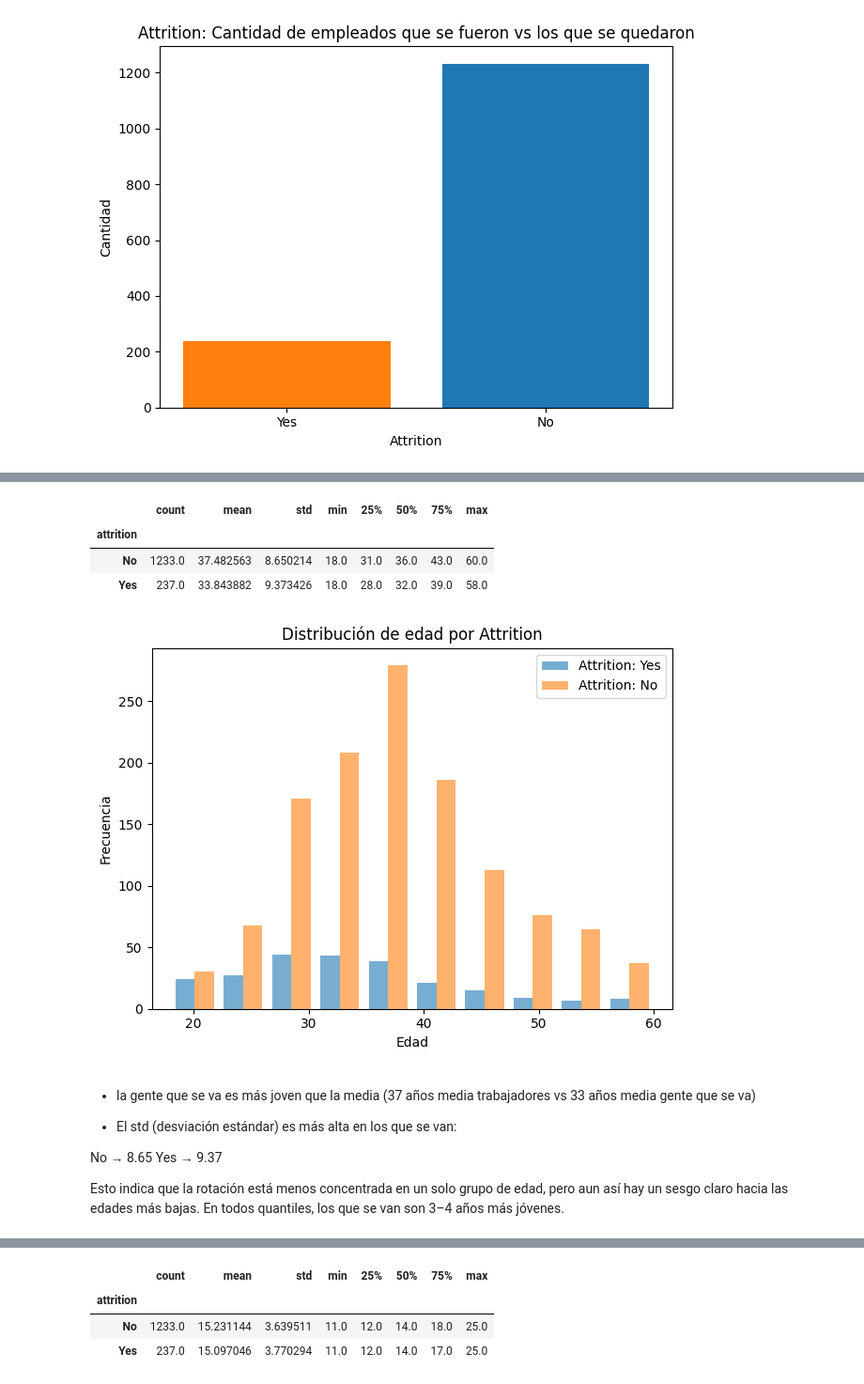
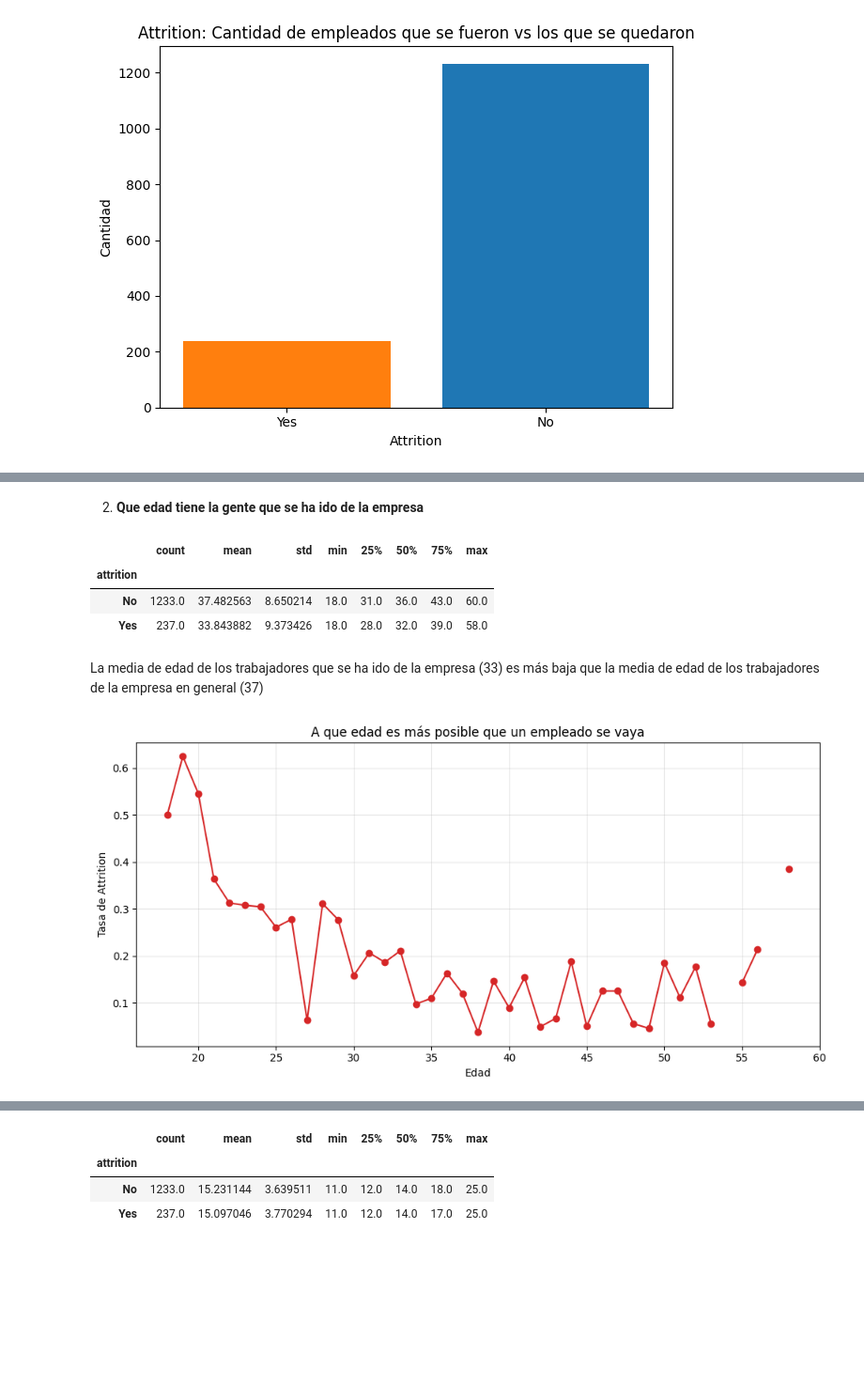
Before and after one commit to Eleonora1989/project-da-promo-63-modulo-3-team-3, a Jupyter notebook: consultas/visualizaciones-maria.ipynb, the cells around one changed output, grey strips where cells are left out. Shown at 94% size. Drawn from its saved outputs; the diff is of its cells as text; code cells hidden in the pictures; blank space fills up the shorter version.

```diff
--- a/consultas/visualizaciones-maria.ipynb
+++ b/consultas/visualizaciones-maria.ipynb
@@ -63 +72,3 @@ Crítico	>20%	Rotación peligrosa, impacto fuerte en costes y productividad
+# %% [markdown]
+2. **Que edad tiene la gente que se ha ido de la empresa**
 # %%
@@ -70,31 +79,22 @@ edad_attrition
 | attrition |  |  |  |  |  |  |  |  |
 | No | 1233.0 | 37.482563 | 8.650214 | 18.0 | 31.0 | 36.0 | 43.0 | 60.0 |
 | Yes | 237.0 | 33.843882 | 9.373426 | 18.0 | 28.0 | 32.0 | 39.0 | 58.0 |
-# %%
-plt.figure()
-
-data_yes = df_hr_limpio[df_hr_limpio['attrition'] == 'Yes']['age']
-data_no  =df_hr_limpio[df_hr_limpio['attrition'] == 'No']['age']
-
-plt.hist([data_yes, data_no],
-         label=['Attrition: Yes', 'Attrition: No'],
-         alpha=0.6)
-
-plt.title('Distribución de edad por Attrition')
-plt.xlabel('Edad')
-plt.ylabel('Frecuencia')
-plt.legend()
-plt.tight_layout()
-plt.show()
-# %% [output]
-[figure, removed]
-# %% [markdown]
-- la gente que se va es más joven que la media (37 años media trabajadores vs 33 años media gente que se va)
-
-- El std (desviación estándar) es más alta en los que se van:
-
-No → 8.65
-Yes → 9.37
-
-Esto indica que la rotación está menos concentrada en un solo grupo de edad, pero aun así hay un sesgo claro hacia las edades más bajas.
-En todos quantiles, los que se van son 3–4 años más jóvenes.
+# %% [markdown]
+La media de edad de los trabajadores que se ha ido de la empresa (33) es más baja que la media de edad de los trabajadores de la empresa en general (37)
+# %%
+# Calcular tasa de attrition por edad
+tabla = df_hr_limpio.groupby('age')['attrition'].value_counts(normalize=True).unstack()
+
+# Nos quedamos con la columna "Yes" (tasa de abandono)
+tasa = tabla['Yes']
+
+plt.figure(figsize=(10,5))
+plt.plot(tasa.index, tasa.values, marker='o', color='tab:red')
+plt.title('A que edad es más posible que un empleado se vaya')
+plt.xlabel('Edad')
+plt.ylabel('Tasa de Attrition')
+plt.grid(alpha=0.3)
+plt.tight_layout()
+plt.show()
+# %% [output]
+[figure, added]
```
Also changed, not shown: parts of 33 cells of this notebook.
